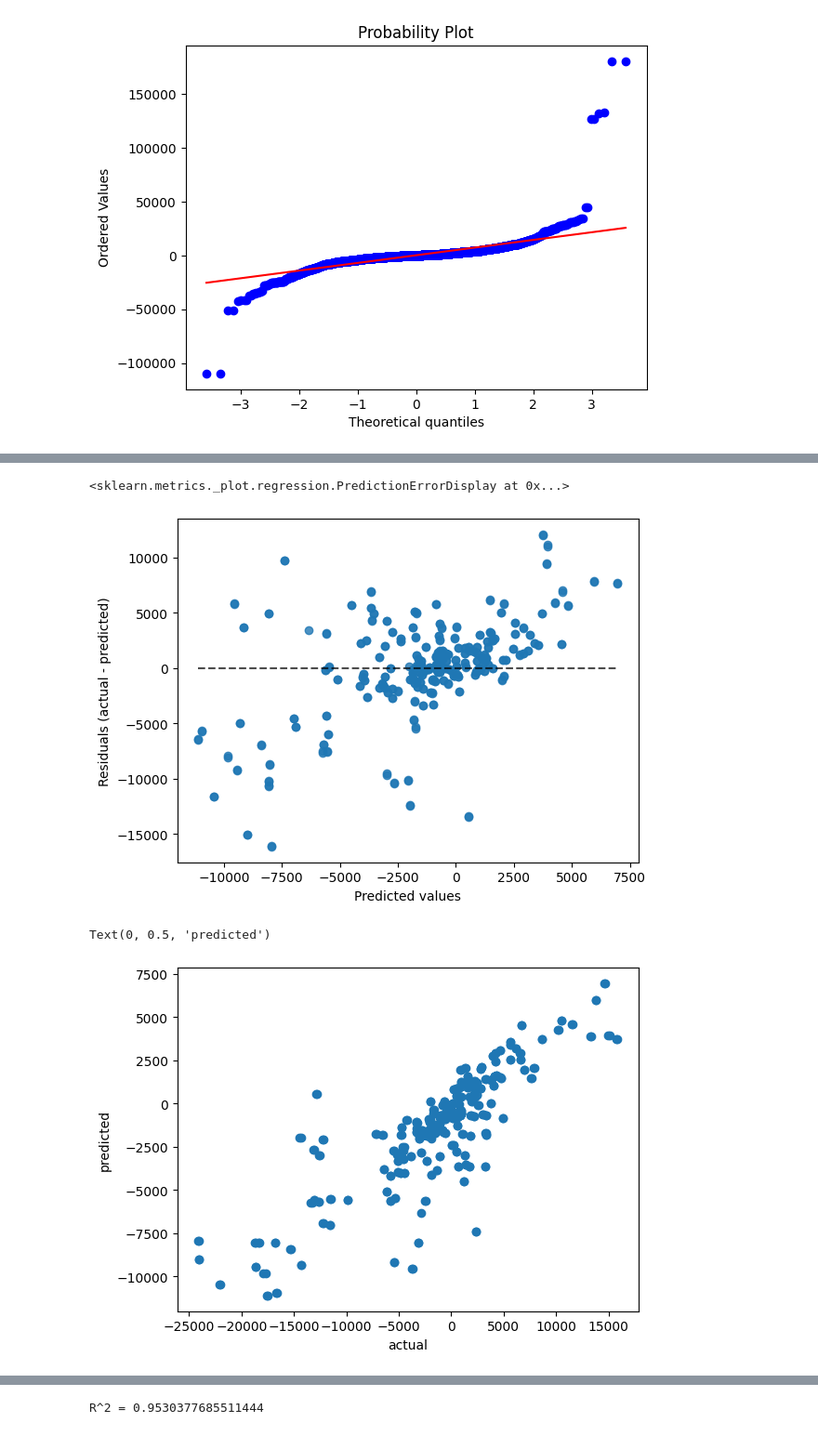
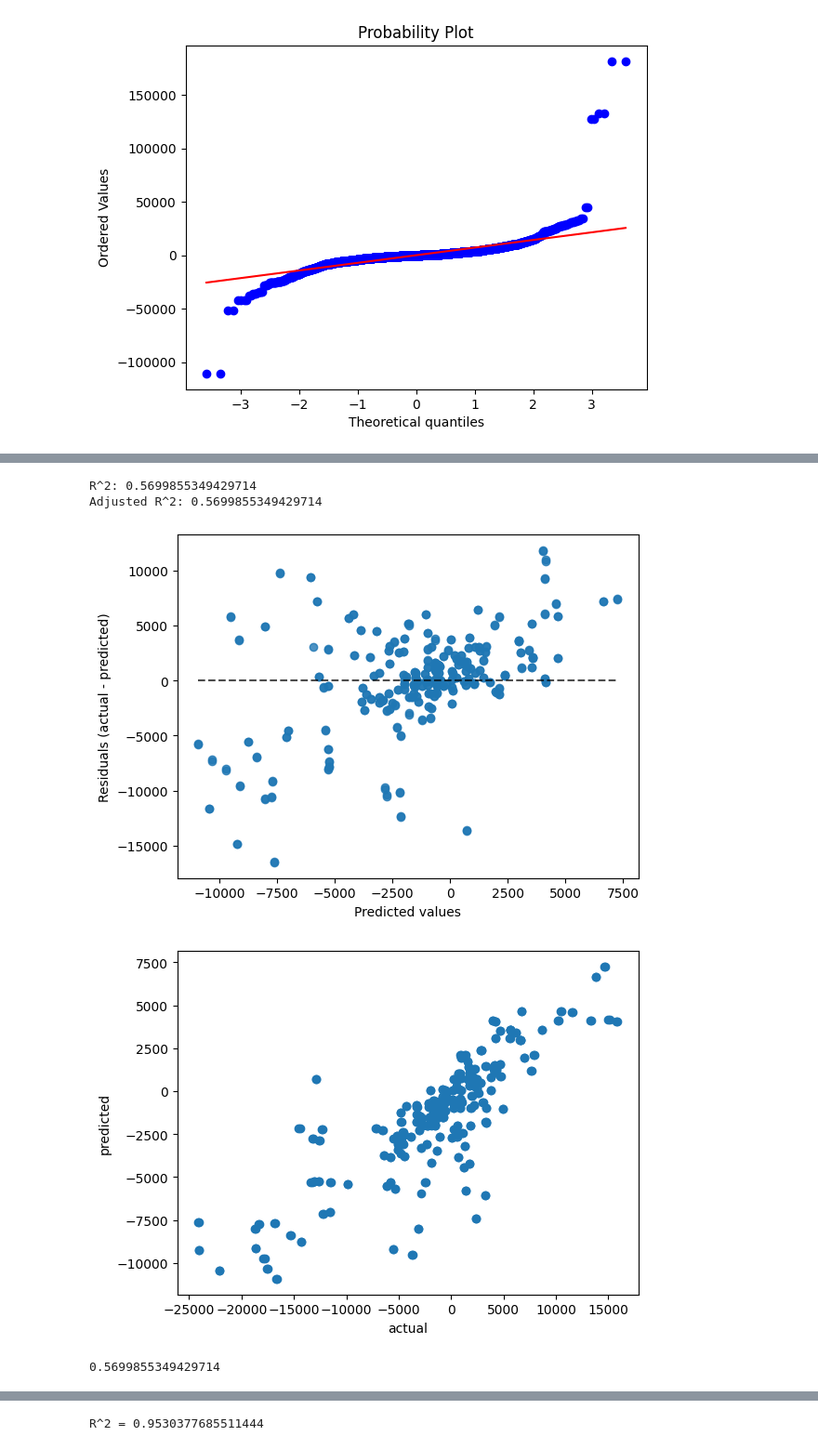
Before and after one commit to jacksonhk/UBS-data, a Jupyter notebook: swapRateModel/IRModel.ipynb, the cells around one changed output, grey strips where cells are left out. Shown at 93% size. Drawn from its saved outputs; the diff is of its cells as text; code cells hidden in the pictures.

```diff
--- a/swapRateModel/IRModel.ipynb
+++ b/swapRateModel/IRModel.ipynb
@@ -369,7 +413,6 @@ pylab.show()
 # %%
-# initialize Gradient Boosting model
-
-params = {"n_estimators": 200,
+def gradientTrain(X_train, y_train, X_val, y_val):
+    params = {"n_estimators": 200,
           "metric": "rmse",
           "learning_rate": 0.07,
           "num_leaves": 40,
@@ -386,14 +429,8 @@ params = {"n_estimators": 200,
           "verbose": -1,
           "force_col_wise": True,
           }
-model = lgb.LGBMRegressor(**params)
-model.fit(X_train,y_train, eval_set=[(X_train, y_train), (X_val, y_val)])
 
-# Calculate R^2 and R^2 adj to evaluate model adequacy
-y_pred = model.predict(X_test)
-R_sq = sklearn.metrics.r2_score(y_test, y_pred)
-n = X_test.shape[0]
-p = X_test.shape[1]
-adjusted_r2 = 1-(1-R_sq)*(n-1)/(n-p-1)
-print("R^2 =", R_sq)
-print("Adjusted R^2 =", adjusted_r2)
+    # initialize Gradient Boosting mode;
+    model = lgb.LGBMRegressor(**params)
+    model.fit(X_train,y_train, eval_set=[(X_train, y_train), (X_val, y_val)])
+    return model
@@ -416,17 +437,12 @@ plt.show()
-# %%
-from sklearn.metrics import PredictionErrorDisplay
-display = PredictionErrorDisplay(y_true=y_test, y_pred=y_pred)
-display.plot()
-# %% [output]
-<sklearn.metrics._plot.regression.PredictionErrorDisplay at 0x...>
-[figure, removed]
-# %%
-plt.scatter(y_test, y_pred)
-plt.xlabel("actual")
-plt.ylabel("predicted")
-# %% [output]
-Text(0, 0.5, 'predicted')
-[figure, removed]
+# %%
+LGBM = gradientTrain(X_train, y_train, X_val, y_val)
+test_model(LGBM, X_test, y_test)
+# %% [output]
+R^2: 0.5699855349429714
+Adjusted R^2: 0.5699855349429714
+[figure, added]
+[figure, added]
+0.5699855349429714
 # %%
 params = {"n_estimators": 150,
           "criterion": "squared_error",
```
Also changed, not shown: parts of 52 cells of this notebook.
